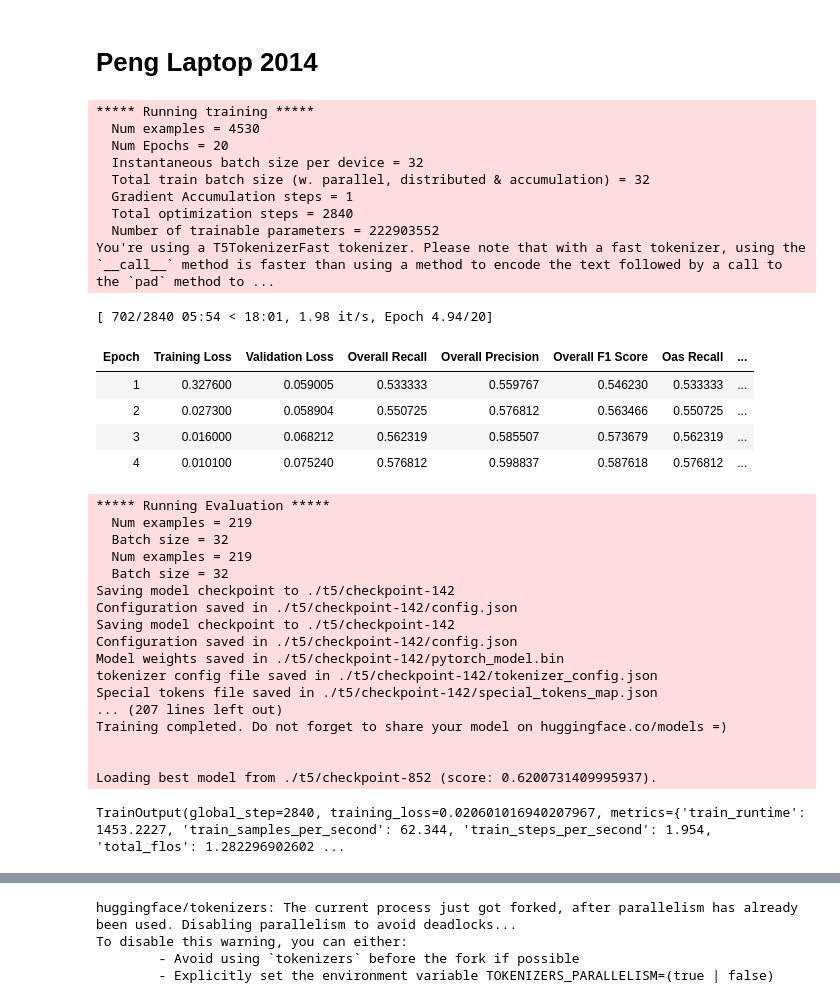
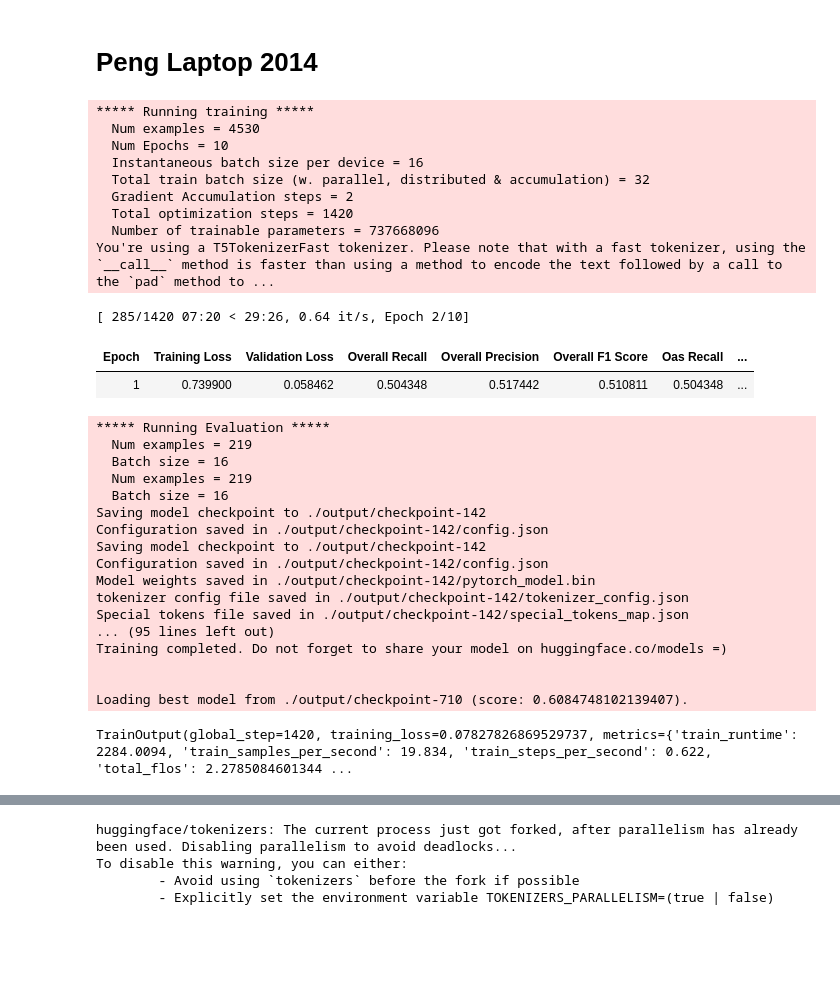
Before and after one commit to rdyzakya/IndoLEGO-ABSA, a Jupyter notebook: doe/model/t5/nb.ipynb, the cells around one changed output, grey strips where cells are left out. Drawn from its saved outputs; the diff is of its cells as text; code cells hidden in the pictures; blank space fills up the shorter version.

```diff
--- a/doe/model/t5/nb.ipynb
+++ b/doe/model/t5/nb.ipynb
@@ -508,6 +508,6 @@ william_2["hotel"]["train"][69]
 # %% [markdown]
 ## English
 # %%
-tokenizer_en = AutoTokenizer.from_pretrained("t5-base")
+tokenizer_en = AutoTokenizer.from_pretrained("t5-large")
 # %% [output]
 For now, this behavior is kept to avoid breaking backwards compatibility when padding/encoding with `truncation is True`.
@@ -519,7 +519,7 @@ For now, this behavior is kept to avoid breaking backwards compatibility when pa
 # tokenizer_en.add_tokens(list(added_tokens.values()))
 # %%
 encoding_args = {
-    "max_length" : 512,
+    "max_length" : 128,
     "padding" : True,
     "truncation" : True,
     "return_tensors" : "pt"
@@ -671,7 +671,7 @@ def compute_metrics(eval_preds:EvalPrediction,decoding_args:Dict[str,str],tokeni
 from transformers import Seq2SeqTrainingArguments
 
 train_args = {
-    "num_train_epochs": 20,
+    "num_train_epochs": 10,
     "learning_rate": 3e-4,
     "save_total_limit": 2,
     "gradient_accumulation_steps": 2,
@@ -758,52 +758,49 @@ def save_result(str_preds_,preds,targets,filename):
 # %% [markdown]
 # Peng Laptop 2014
 # %%
-model = AutoModelForSeq2SeqLM.from_pretrained("t5-base")
+model = AutoModelForSeq2SeqLM.from_pretrained("t5-large")
 model.to(device)
 trainer = Seq2SeqTrainer(
         model = model,
         args = train_args,
         tokenizer = tokenizer_en,
         data_collator = data_collator_en,
         train_dataset = peng_tok["lap14"]["train"],
         eval_dataset = peng_tok["lap14"]["val"],
         compute_metrics = lambda eval_preds: compute_metrics(eval_preds,decoding_args,tokenizer_en,peng_2["lap14"]["val"]["task"]),
         preprocess_logits_for_metrics = preprocess_logits_for_metrics
     )
 
 trainer.train()
 # %% [output]
 ***** Running training *****
   Num examples = 4530
-  Num Epochs = 20
-  Instantaneous batch size per device = 32
+  Num Epochs = 10
+  Instantaneous batch size per device = 16
   Total train batch size (w. parallel, distributed & accumulation) = 32
-  Gradient Accumulation steps = 1
-  Total optimization steps = 2840
-  Number of trainable parameters = 222903552
+  Gradient Accumulation steps = 2
+  Total optimization steps = 1420
+  Number of trainable parameters = 737668096
 You're using a T5TokenizerFast tokenizer. Please note that with a fast tokenizer, using the `__call__` method is faster than using a method to encode the text followed by a call to the `pad` method to ...
-[ 702/2840 05:54 < 18:01, 1.98 it/s, Epoch 4.94/20]
+[ 285/1420 07:20 < 29:26, 0.64 it/s, Epoch 2/10]
 | Epoch | Training Loss | Validation Loss | Overall Recall | Overall Precision | Overall F1 Score | Oas Recall | ... |
-| 1 | 0.327600 | 0.059005 | 0.533333 | 0.559767 | 0.546230 | 0.533333 | ... |
-| 2 | 0.027300 | 0.058904 | 0.550725 | 0.576812 | 0.563466 | 0.550725 | ... |
-| 3 | 0.016000 | 0.068212 | 0.562319 | 0.585507 | 0.573679 | 0.562319 | ... |
-| 4 | 0.010100 | 0.075240 | 0.576812 | 0.598837 | 0.587618 | 0.576812 | ... |
+| 1 | 0.739900 | 0.058462 | 0.504348 | 0.517442 | 0.510811 | 0.504348 | ... |
 ***** Running Evaluation *****
   Num examples = 219
-  Batch size = 32
+  Batch size = 16
   Num examples = 219
-  Batch size = 32
-Saving model checkpoint to ./t5/checkpoint-142
-Configuration saved in ./t5/checkpoint-142/config.json
-Saving model checkpoint to ./t5/checkpoint-142
-Configuration saved in ./t5/checkpoint-142/config.json
-Model weights saved in ./t5/checkpoint-142/pytorch_model.bin
-tokenizer config file saved in ./t5/checkpoint-142/tokenizer_config.json
-Special tokens file saved in ./t5/checkpoint-142/special_tokens_map.json
-... (207 lines left out)
+  Batch size = 16
+Saving model checkpoint to ./output/checkpoint-142
+Configuration saved in ./output/checkpoint-142/config.json
+Saving model checkpoint to ./output/checkpoint-142
+Configuration saved in ./output/checkpoint-142/config.json
+Model weights saved in ./output/checkpoint-142/pytorch_model.bin
+tokenizer config file saved in ./output/checkpoint-142/tokenizer_config.json
+Special tokens file saved in ./output/checkpoint-142/special_tokens_map.json
+... (95 lines left out)
 Training completed. Do not forget to share your model on huggingface.co/models =)
 
 
-Loading best model from ./t5/checkpoint-852 (score: 0.6200731409995937).
+Loading best model from ./output/checkpoint-710 (score: 0.6084748102139407).
-TrainOutput(global_step=2840, training_loss=0.020601016940207967, metrics={'train_runtime': 1453.2227, 'train_samples_per_second': 62.344, 'train_steps_per_second': 1.954, 'total_flos': 1.282296902602 ...
+TrainOutput(global_step=1420, training_loss=0.07827826869529737, metrics={'train_runtime': 2284.0094, 'train_samples_per_second': 19.834, 'train_steps_per_second': 0.622, 'total_flos': 2.2785084601344 ...
 # %%
```
Also changed, not shown: parts of 32 cells of this notebook, 39 other files.
